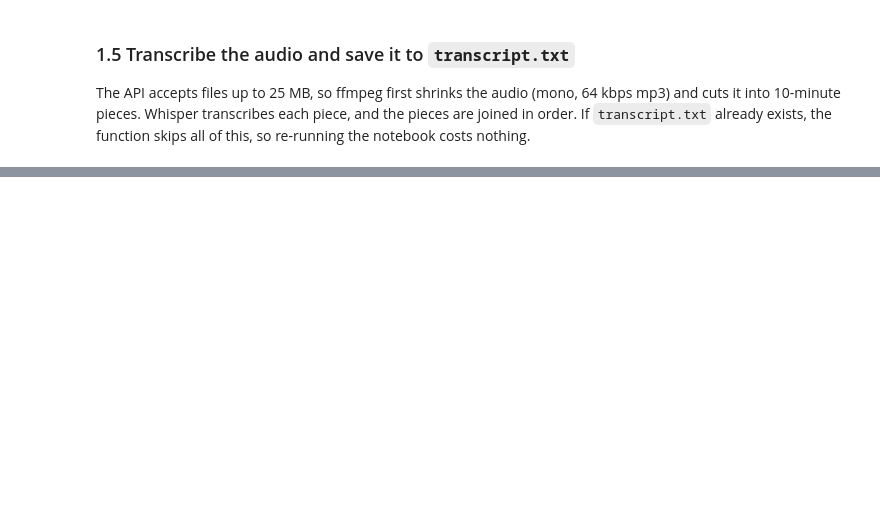
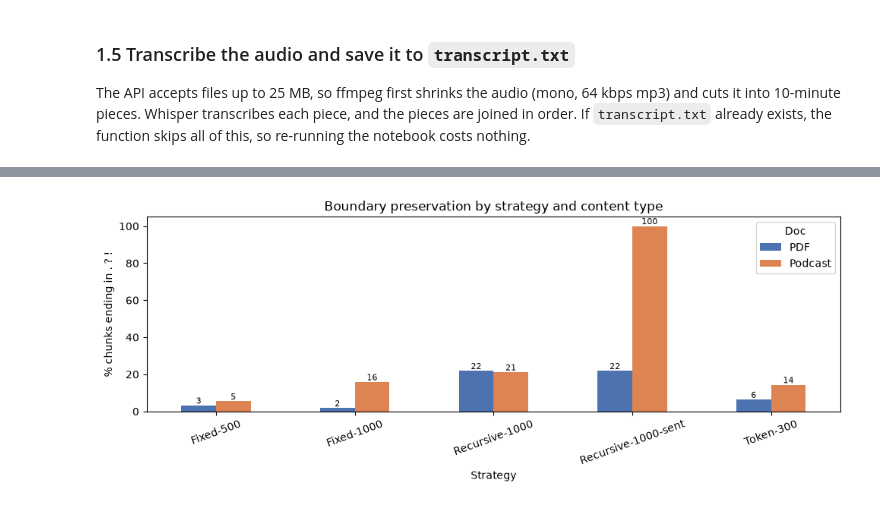
Before and after one commit to ai-consulting-bootcamp/lab-chunking-strategies, a Jupyter notebook: chunking_strategies.ipynb, the cells around one changed output, grey strips where cells are left out. Saved outputs shown, nothing was run; the diff lists cells and outputs as text; code cells hidden in the pictures; blank space fills up the shorter version.

```diff
--- a/chunking_strategies.ipynb
+++ b/chunking_strategies.ipynb
@@ -146,0 +468,19 @@ ETHICS GUIDELINES FOR TR
+# %%
+STRATEGIES = {
+    "Fixed-500":           lambda d: fixed[(d, 500, 50)],
+    "Fixed-1000":          lambda d: fixed[(d, 1000, 100)],
+    "Recursive-1000":      lambda d: recursive[(d, "default", 1000)],
+    "Recursive-1000-sent": lambda d: recursive[(d, "sentence-aware", 1000)],
+    "Token-300":           lambda d: token_chunks[d],
+}
+
+rows = []
+for strat, get in STRATEGIES.items():
+    for d in docs:
+        s = stats(get(d))
+        rows.append({"Strategy": strat, "Doc": d, "Avg chunk size (chars)": s["avg chars"],
+                     "Min": s["min"], "Max": s["max"], "# of chunks": s["# chunks"],
+                     "% clean endings": s["% clean endings"]})
+summary = pd.DataFrame(rows)
+summary.to_csv("chunk_stats.csv", index=False)
+summary
@@ -146,0 +557,9 @@ ETHICS GUIDELINES FOR TR
+# %%
+fixed_chunks = fixed[("PDF", 1000, 100)]
+recursive_chunks = recursive[("PDF", "sentence-aware", 1000)]
+print(f"Fixed-size: {pct_clean_boundaries(fixed_chunks):.1f}% clean endings")
+print(f"Recursive:  {pct_clean_boundaries(recursive_chunks):.1f}% clean endings")
+
+clean = summary.pivot(index="Strategy", columns="Doc", values="% clean endings").loc[list(STRATEGIES)]
+clean.to_csv("clean_boundaries.csv")
+clean
@@ -146,0 +576,9 @@ ETHICS GUIDELINES FOR TR
+# %%
+ax = clean.plot.bar(figsize=(10, 4), color={"PDF": "#4C72B0", "Podcast": "#DD8452"})
+ax.set_ylabel("% chunks ending in . ? !"); ax.set_ylim(0, 105)
+ax.set_title("Boundary preservation by strategy and content type")
+for p in ax.patches:
+    ax.annotate(f"{p.get_height():.0f}", (p.get_x() + p.get_width() / 2, p.get_height() + 1), ha="center", fontsize=8)
+plt.xticks(rotation=20); plt.tight_layout(); plt.savefig("fig_clean_boundaries.png", dpi=120); plt.show()
+# %% [output]
+[figure, added]
```
Also changed, not shown: parts of 51 cells of this notebook, 11 other files.
